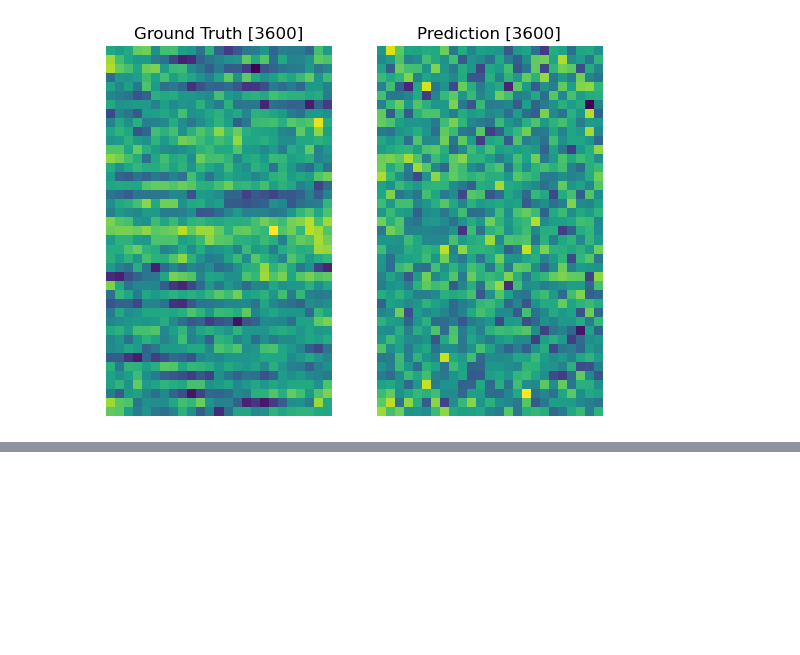
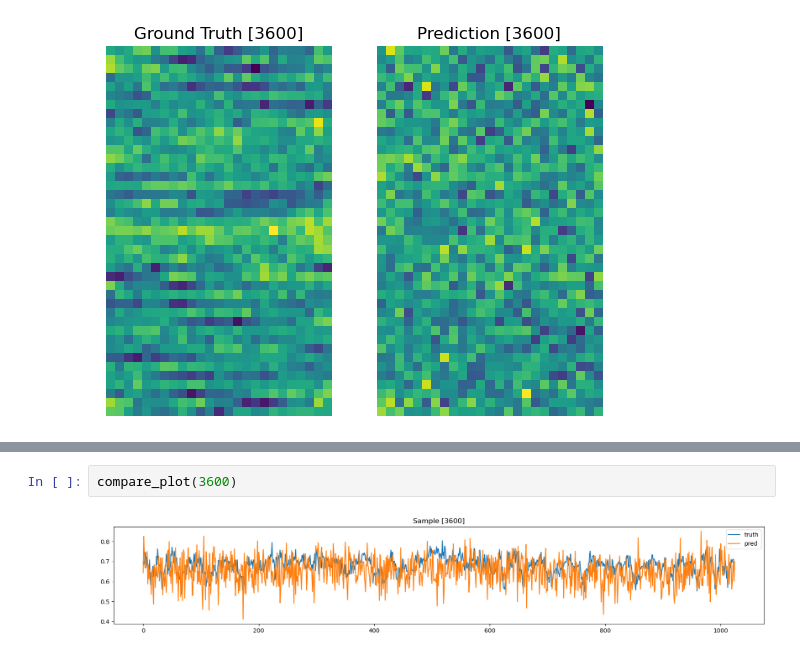
Before and after one commit to armeetj/ultrasound-deeper, a Jupyter notebook: notebooks/viz_outputs.ipynb, the cells around one changed output, grey strips where cells are left out. Drawn from its saved outputs; the diff is of its cells as text; blank space fills up the shorter version.

```diff
--- a/notebooks/viz_outputs.ipynb
+++ b/notebooks/viz_outputs.ipynb
@@ -98,0 +109,4 @@ compare_plot(5)
+# %%
+compare_plot(3600)
+# %% [output]
+[figure, added]
```
Also changed, not shown: parts of 9 cells of this notebook, 8 other files.
